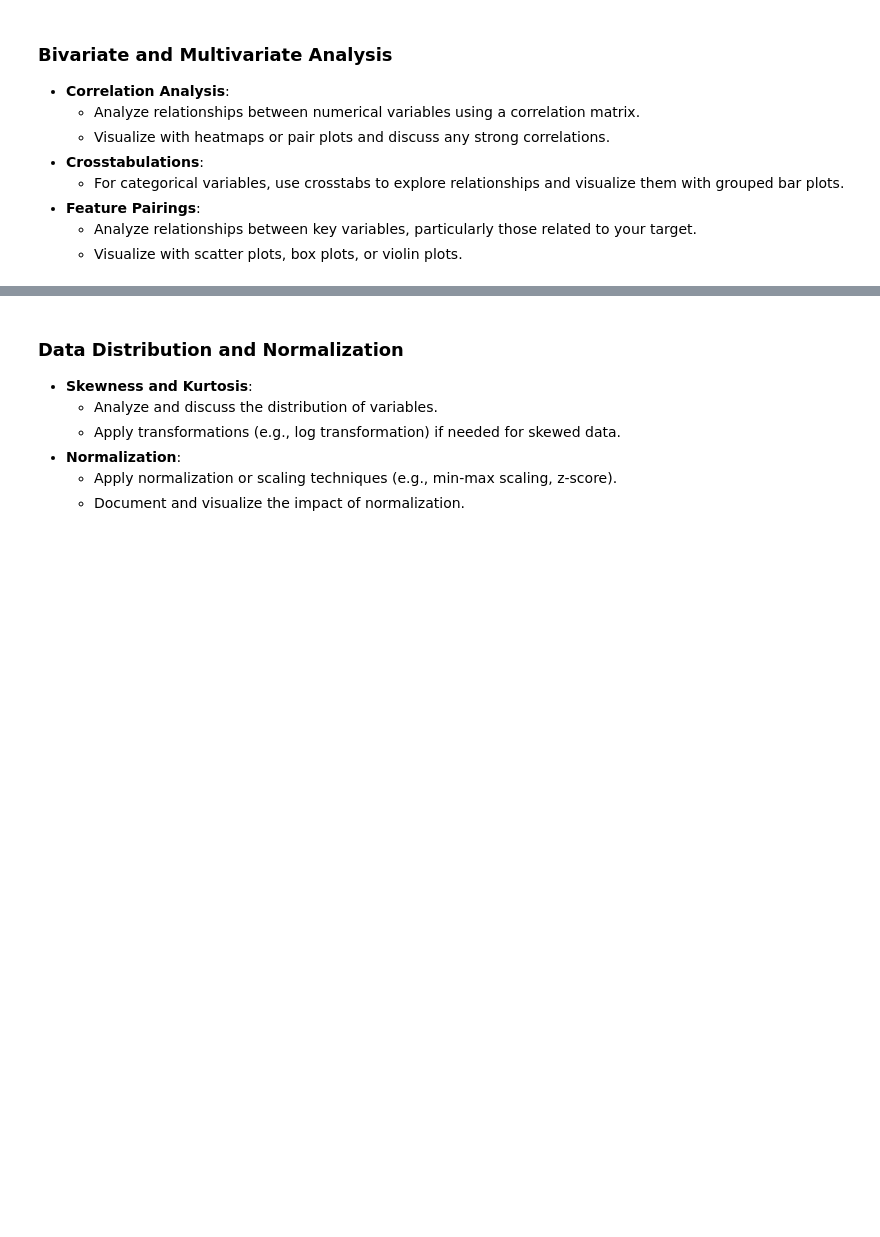
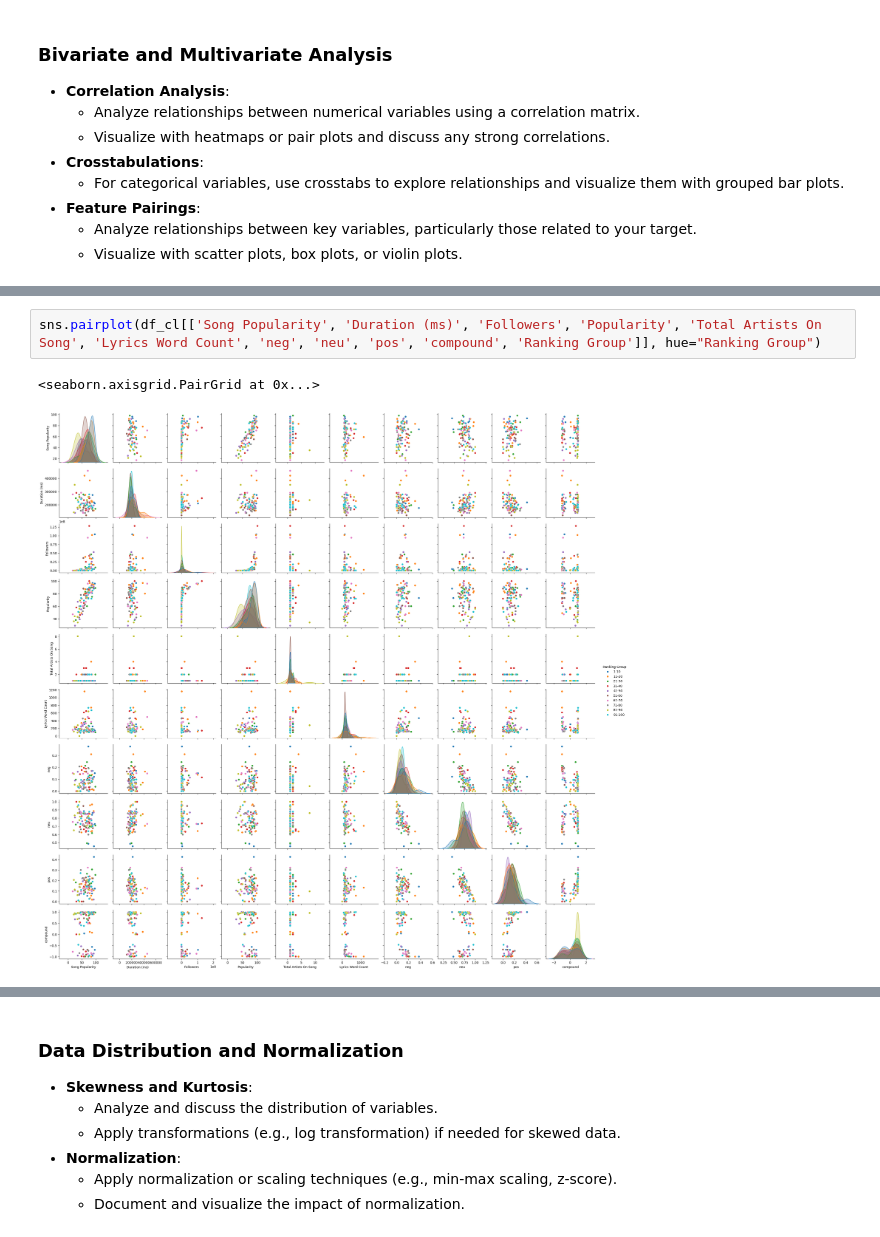
Before and after one commit to satomitheito/Spotify-Song-Analysis, a Jupyter notebook: technical-details/eda/main.ipynb, the cells around one changed output, grey strips where cells are left out. Saved outputs shown, nothing was run; the diff lists cells and outputs as text; blank space fills up the shorter version.

```diff
--- a/technical-details/eda/main.ipynb
+++ b/technical-details/eda/main.ipynb
@@ -251,3 +261,8 @@ df_cl[["Ranking Group", "Song Rank", "Top 10 Song"]]
 | 92 | 91-100 | 99 | 0 |
 | 93 | 91-100 | 100 | 0 |
 94 rows × 3 columns
+# %%
+sns.pairplot(df_cl[['Song Popularity', 'Duration (ms)', 'Followers', 'Popularity', 'Total Artists On Song', 'Lyrics Word Count', 'neg', 'neu', 'pos', 'compound', 'Ranking Group']], hue="Ranking Group")
+# %% [output]
+<seaborn.axisgrid.PairGrid at 0x...>
+[figure, added]
```
Also changed, not shown: parts of 14 cells of this notebook, 4 other files.
